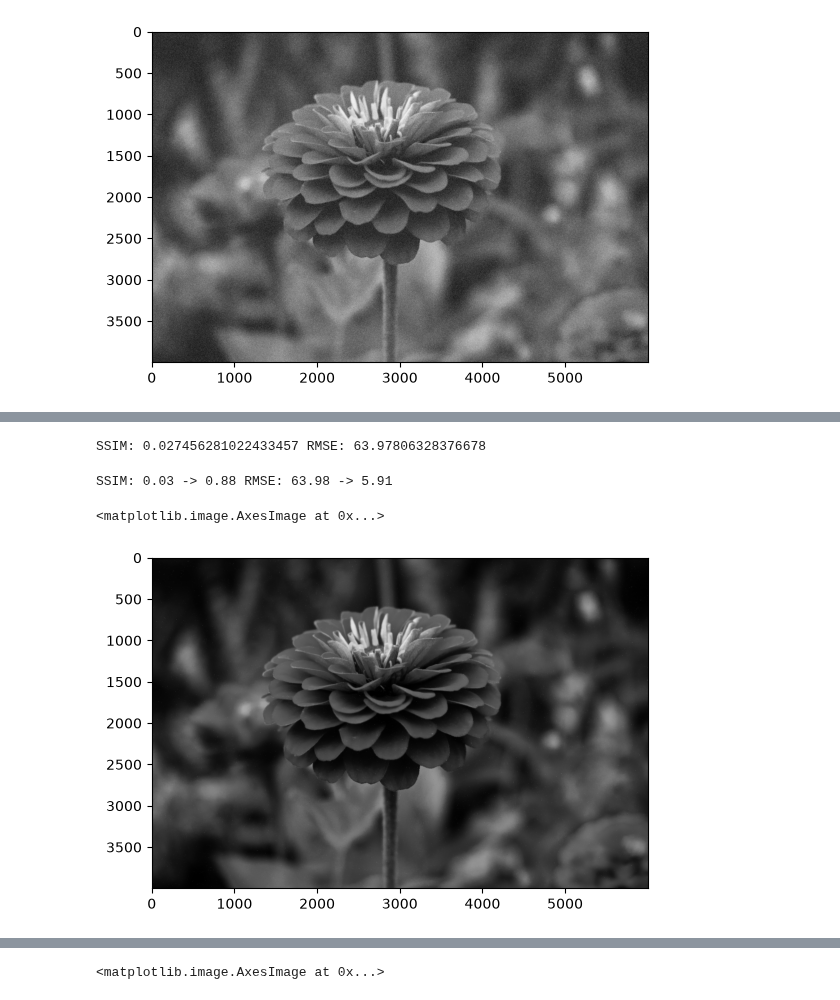
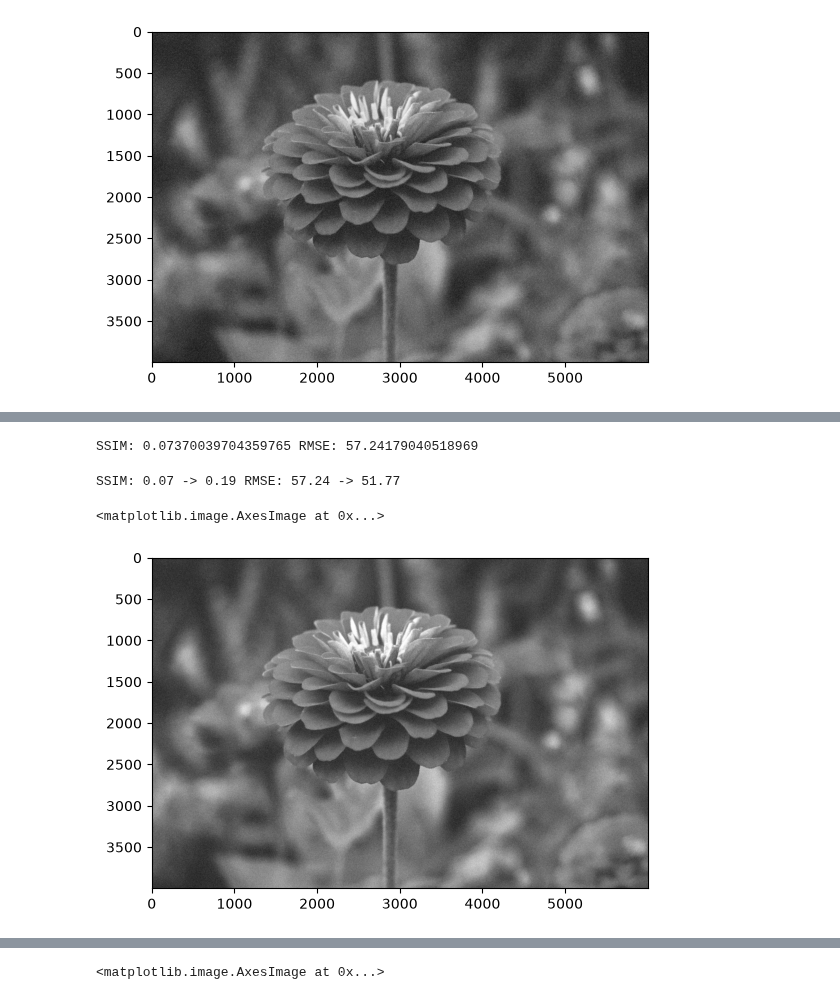
Before and after one commit to N1smi/course-image-processing-2026, a Jupyter notebook: lab2/HT2.ipynb, the cells around one changed output, grey strips where cells are left out. Cells and saved outputs as stored; diff of their text form; code cells hidden in the pictures.

```diff
--- a/lab2/HT2.ipynb
+++ b/lab2/HT2.ipynb
@@ -46,5 +46,6 @@ SSIM: 0.025934800125574472 RMSE: 67.04452664212543
 # %%
-# Salt and pepper
-noise_sp =  np.random.randint(0, 11, size = (image_gray.shape[0], image_gray.shape[1]), dtype=int)
-zeros_pixel = np.where(noise_sp == 0)
-ones_pixel = np.where(noise_sp == 10)
+# Uniform noise
+low = 0
+high = 100
+noise_uniform = np.zeros(image_gray.shape, np.uint8)
+cv2.randu(noise_uniform, low, high)
@@ -60,0 +65,3 @@ plt.imshow(image_noise_sp, cmap="gray")
+# %%
+image_noise_uniform = cv2.add(image_gray, noise_uniform)
+plt.imshow(image_noise_uniform, cmap="gray")
@@ -61,28 +71,28 @@ plt.imshow(image_noise_sp, cmap="gray")
 # %%
-mse_sp = mean_squared_error(image_gray, image_noise_sp)
-rmse_sp = np.sqrt(mse_sp)
-ssim_sp = structural_similarity(image_gray, image_noise_sp)
-print(f"SSIM: {ssim_sp} RMSE: {rmse_sp}")
+mse_uniform = mean_squared_error(image_gray, image_noise_uniform)
+rmse_uniform = np.sqrt(mse_uniform)
+ssim_uniform = structural_similarity(image_gray, image_noise_uniform)
+print(f"SSIM: {ssim_uniform} RMSE: {rmse_uniform}")
 # %% [output]
-SSIM: 0.027456281022433457 RMSE: 63.97806328376678
+SSIM: 0.07370039704359765 RMSE: 57.24179040518969
 # %%
 #2
 # %%
 #Median filter
 # %%
-image_sp_median = cv2.medianBlur(image_noise_sp, 3)
+image_uniform_median = cv2.medianBlur(image_noise_uniform, 3)
 # %%
-mse_sp_median = mean_squared_error(image_gray, image_sp_median)
-rmse_sp_median = np.sqrt(mse_sp_median)
-ssim_sp_median = structural_similarity(image_gray, image_sp_median)
-print(f"SSIM: {ssim_sp:.2f} -> {ssim_sp_median:.2f} RMSE: {rmse_sp:.2f} -> {rmse_sp_median:.2f}")
+mse_uniform_median = mean_squared_error(image_gray, image_uniform_median)
+rmse_uniform_median = np.sqrt(mse_uniform_median)
+ssim_uniform_median = structural_similarity(image_gray, image_uniform_median)
+print(f"SSIM: {ssim_uniform:.2f} -> {ssim_uniform_median:.2f} RMSE: {rmse_uniform:.2f} -> {rmse_uniform_median:.2f}")
 # %% [output]
-SSIM: 0.03 -> 0.88 RMSE: 63.98 -> 5.91
+SSIM: 0.07 -> 0.19 RMSE: 57.24 -> 51.77
 # %%
-plt.imshow(image_sp_median, cmap="gray")
+plt.imshow(image_uniform_median, cmap="gray")
 # %% [output]
 <matplotlib.image.AxesImage at 0x...>
-[figure, old version]
+[figure, new version]
 # %%
 image_gauss_median = cv2.medianBlur(image_noise_gauss, 3)
 # %%
```
Also changed, not shown: parts of 28 cells of this notebook.
